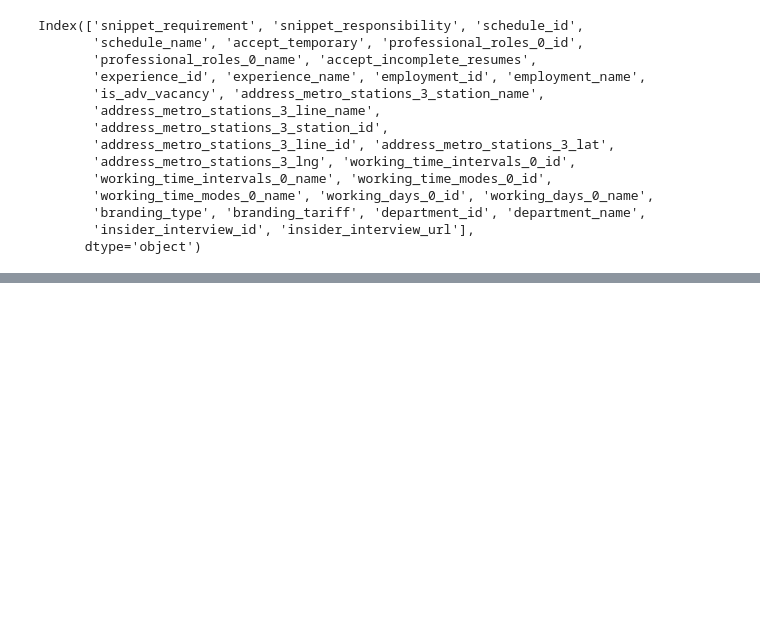
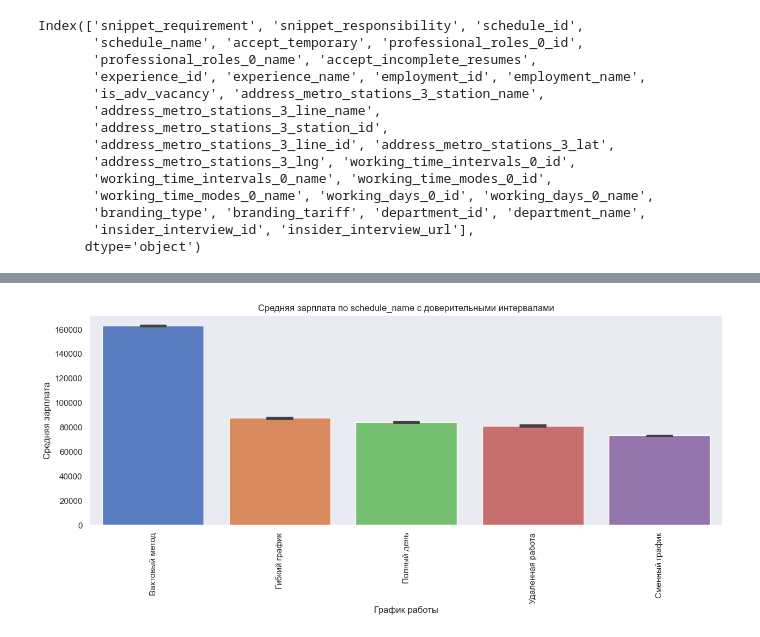
Before and after one commit to HeadHunter-Team-AI-24-3/hh_regression, a Jupyter notebook: src/hh_regression.ipynb, the cells around one changed output, grey strips where cells are left out. Saved outputs shown, nothing was run; the diff lists cells and outputs as text; code cells hidden in the pictures; blank space fills up the shorter version.

```diff
--- a/src/hh_regression.ipynb
+++ b/src/hh_regression.ipynb
@@ -511,0 +561,14 @@ Index(['snippet_requirement', 'snippet_responsibility', 'schedule_id',
+# %%
+mean_salaries = df.groupby('schedule_name')['salary'].mean().sort_values(ascending=False)
+sorted_categories = mean_salaries.index
+
+plt.figure(figsize=(15, 5))
+ax = sns.barplot(x='schedule_name', y='salary', data=df, order=sorted_categories, ci=95, palette='muted', capsize=.2)
+
+plt.title(f'Средняя зарплата по schedule_name с доверительными интервалами')
+plt.xlabel('График работы')
+plt.ylabel('Средняя зарплата')
+plt.xticks(rotation=90)
+plt.show()
+# %% [output]
+[figure, added]
```
Also changed, not shown: parts of 134 cells of this notebook.
